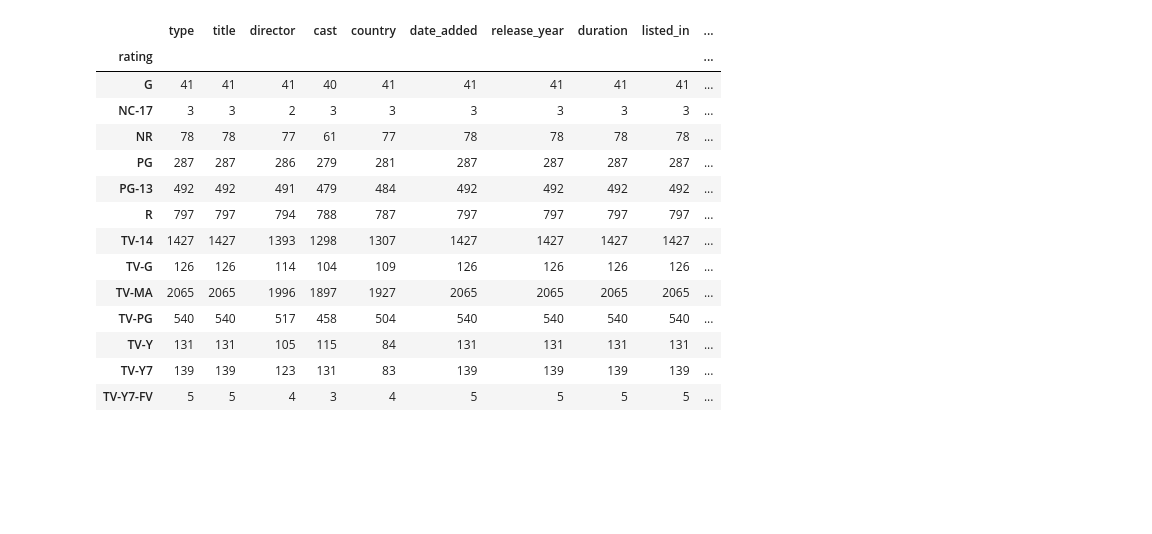
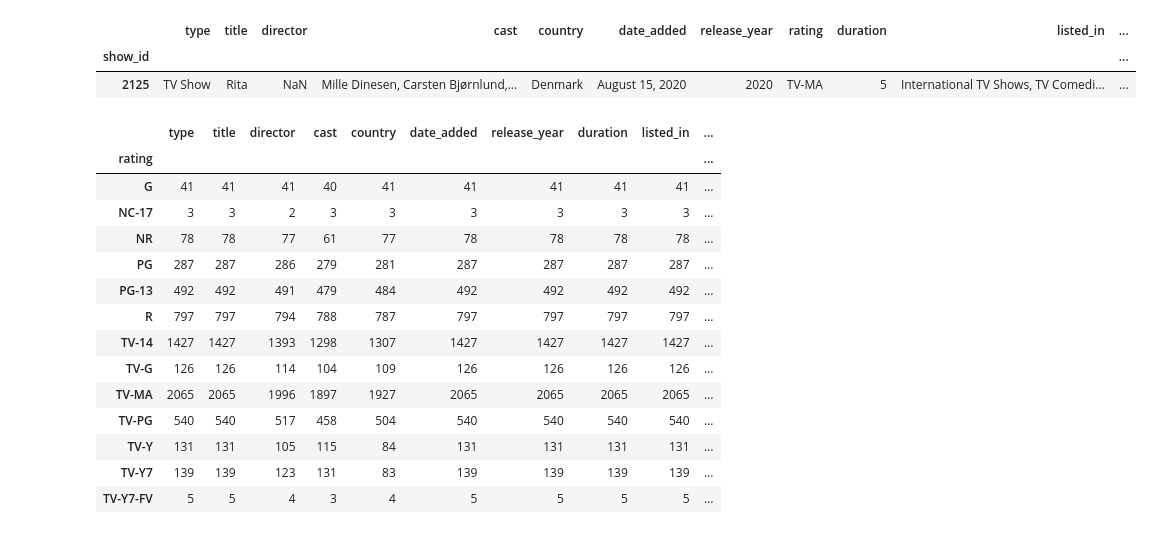
Before and after one commit to rfontao/PRI, a Jupyter notebook: notebooks/analysis_netflix.ipynb, the cells around one changed output. Saved outputs shown, nothing was run; the diff lists cells and outputs as text; code cells hidden in the pictures; blank space fills up the shorter version.

```diff
--- a/notebooks/analysis_netflix.ipynb
+++ b/notebooks/analysis_netflix.ipynb
@@ -19,6 +19,12 @@ netflix.head()
 | 3 | TV Show | Ganglands | Julien Leclercq | Sami Bouajila, Tracy Gotoas, Samu... | NaN | September 24, 2021 | 2021 | TV-MA | 1 | Crime TV Shows, International TV ... | ... |
 | 4 | TV Show | Jailbirds New Orleans | NaN | NaN | NaN | September 24, 2021 | 2021 | TV-MA | 1 | Docuseries, Reality TV | ... |
 | 5 | TV Show | Kota Factory | NaN | Mayur More, Jitendra Kumar, Ranja... | India | September 24, 2021 | 2021 | TV-MA | 2 | International TV Shows, Romantic ... | ... |
+# %%
+netflix.loc[netflix['title'].str.contains("Rita"), :]
+# %% [output]
+|  | type | title | director | cast | country | date_added | release_year | rating | duration | listed_in | ... |
+| show_id |  |  |  |  |  |  |  |  |  |  | ... |
+| 2125 | TV Show | Rita | NaN | Mille Dinesen, Carsten Bjørnlund,... | Denmark | August 15, 2020 | 2020 | TV-MA | 5 | International TV Shows, TV Comedi... | ... |
 # %%
 movies = netflix[netflix['type']=='Movie']
 shows = netflix[netflix['type']=='TV Show']
```
Also changed, not shown: 7 other files.
